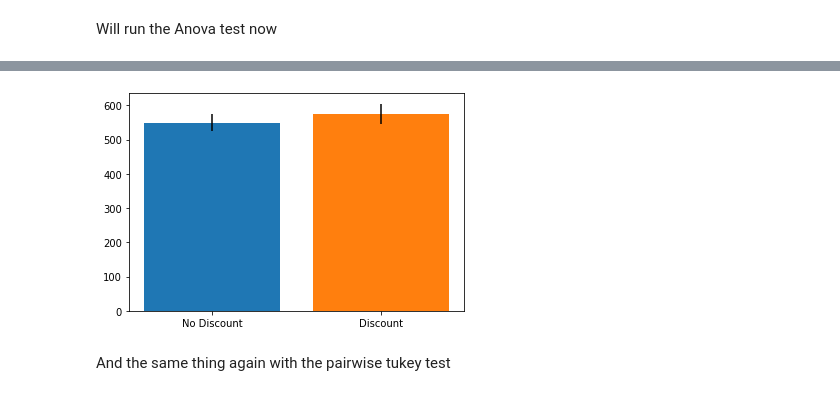
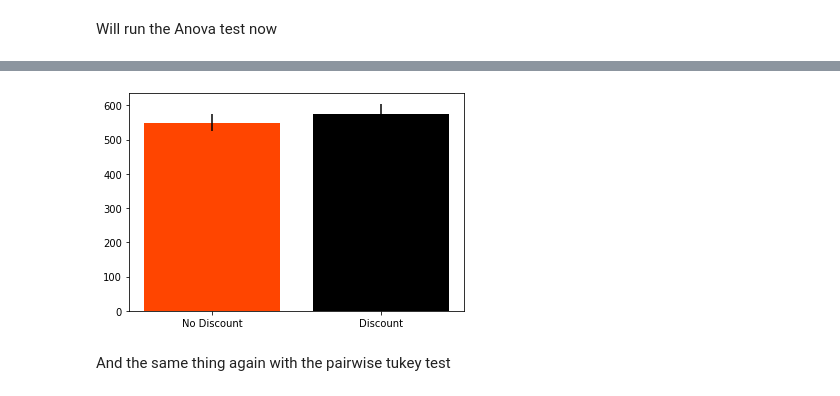
Before and after one commit to terryollila/dsc-mod-3-project-online-ds-ft-100719, a Jupyter notebook: student.ipynb, the cells around one changed output, grey strips where cells are left out. Cells and saved outputs as stored; diff of their text form; code cells hidden in the pictures.

```diff
--- a/student.ipynb
+++ b/student.ipynb
@@ -1050,12 +1071,12 @@ no_discount_tp = dis_df[dis_df.Discount == 0].TotalPrice
 discount_tp = dis_df[dis_df.Discount > 0].TotalPrice
 # %%
 plt.bar(x = 'No Discount', height = no_discount_tp.mean(),
-        yerr = stats.sem(no_discount_tp))
+        yerr = stats.sem(no_discount_tp), color = 'orangered')
 plt.bar(x = 'Discount', height = discount_tp.mean(),
-        yerr = stats.sem(discount_tp))
+        yerr = stats.sem(discount_tp), color = 'black')
 plt.show();
 # %% [output]
-[figure, old version]
+[figure, new version]
 # %% [markdown]
 And the same thing again with the pairwise tukey test
 # %%
```
Also changed, not shown: parts of 100 cells of this notebook.
